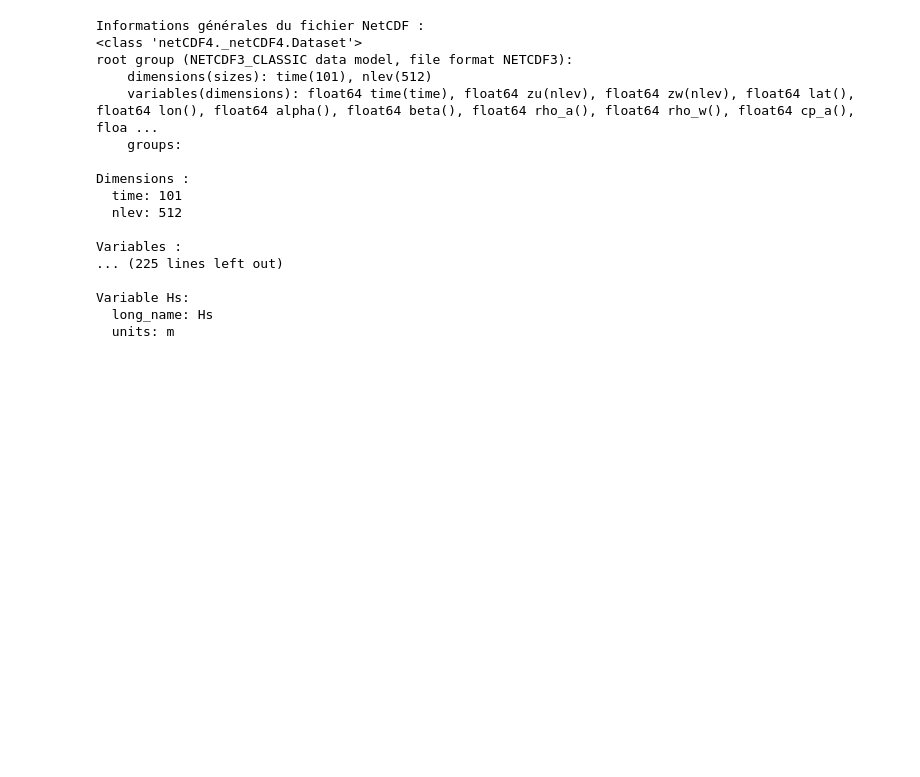
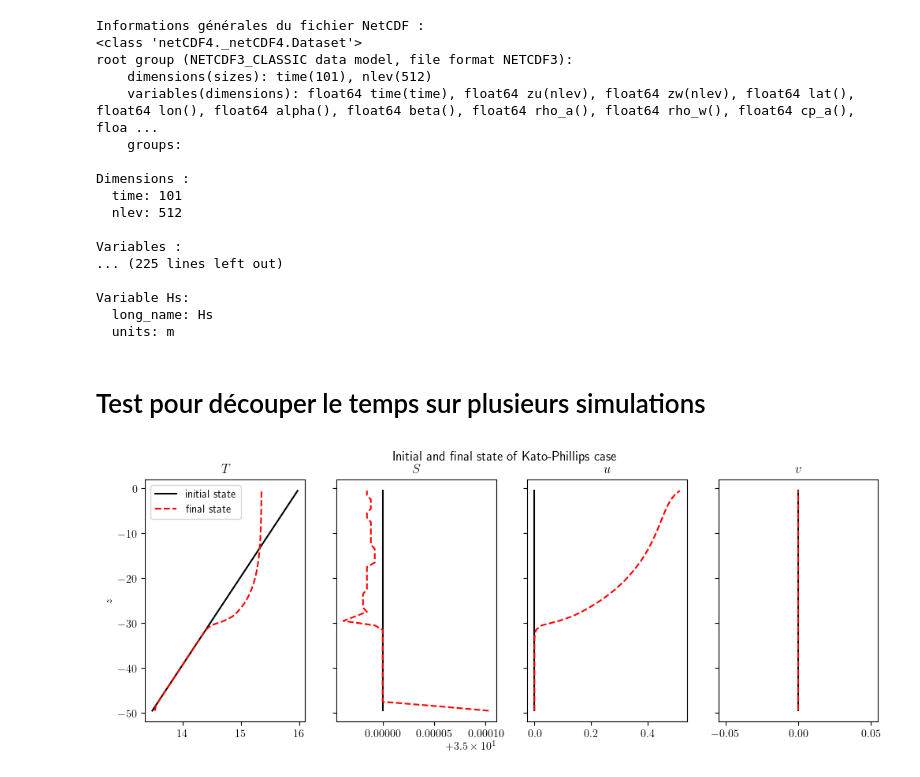
Before and after one commit to meom-group/tunax, a Jupyter notebook: notebooks/logbook.ipynb, the cells around one changed output. Cells and saved outputs as stored; diff of their text form; code cells hidden in the pictures; blank space fills up the shorter version.

```diff
--- a/notebooks/logbook.ipynb
+++ b/notebooks/logbook.ipynb
@@ -786,3 +789,80 @@ Variables :
 Variable Hs:
   long_name: Hs
   units: m
+# %% [markdown]
+# Test pour découper le temps sur plusieurs simulations
+# %%
+## General importations
+import os
+import jax.numpy as jnp
+
+# add the source folder to import the Tunax modules
+os.chdir('../src')
+
+from grid import Grid
+grid = Grid.linear(50, 50)
+
+from model import State
+state0 = State(grid)
+state0 = state0.init_all()
+state0 = state0.init_t(hmxl=0., t_sfc=16.)
+state0 = state0.init_s(hmxl=100)
+
+from case import Case
+case = Case(lat=0., tflx_sfc_W=0., u_wind=1e-2)
+case
+
+from model import SingleColumnModel
+nt = 360
+dt = 300.
+out_dt = 300.
+model = SingleColumnModel(nt, dt, out_dt, grid, state0, case, 'k-epsilon')
+
+from closures_registry import CLOSURES_REGISTRY
+KepsParamsClass = CLOSURES_REGISTRY['k-epsilon'].parameters_class
+keps_default_params = KepsParamsClass()
+keps_default_params
+
+trajectory_obs = model.compute_trajectory_with(keps_default_params)
+trajectory_obs
+
+import matplotlib.pyplot as plt
+plt.rc('text', usetex=True)
+
+zr = model.grid.zr
+
+fig, [ax_t, ax_s, ax_u, ax_v] = plt.subplots(1, 4, sharey=True, figsize=(10, 4))
+plt.tight_layout(rect=[0, 0.03, 1, 0.94])
+
+ax_t.plot(trajectory_obs.t[0, :], zr, 'k', label='initial state')
+ax_t.plot(trajectory_obs.t[-1, :], zr, 'r--', label='final state')
+ax_s.plot(trajectory_obs.s[0, :], zr, 'k')
+ax_s.plot(trajectory_obs.s[-1, :], zr, 'r--')
+ax_u.plot(trajectory_obs.u[0, :], zr, 'k')
+ax_u.plot(trajectory_obs.u[-1, :], zr, 'r--')
+ax_v.plot(trajectory_obs.v[0, :], zr, 'k')
+ax_v.plot(trajectory_obs.v[-1, :], zr, 'r--')
+
+ax_t.set_title('$T$')
+ax_s.set_title('$S$')
+ax_u.set_title('$u$')
+ax_v.set_title('$v$')
+
+ax_t.set_ylabel('$z$')
+
+ax_t.legend()
+
+fig.suptitle('Initial and final state of Kato-Phillips case')
+
+plt.show()
+
+from database import ObsSet, Obs
+ds_obs = trajectory_obs.to_ds()
+obs = Obs(ds_obs)
+obs_set = ObsSet([obs])
+
+from fitter import FittableParameter, FittableParametersSet
+c1_par = FittableParameter(True, min_bound=None, max_bound=None, init_val=15.)
+coef_fit_params = FittableParametersSet({'c1': c1_par}, 'k-epsilon')
+# %% [output]
+[figure, added]
```
Also changed, not shown: parts of 6 cells of this notebook, 11 other files.
